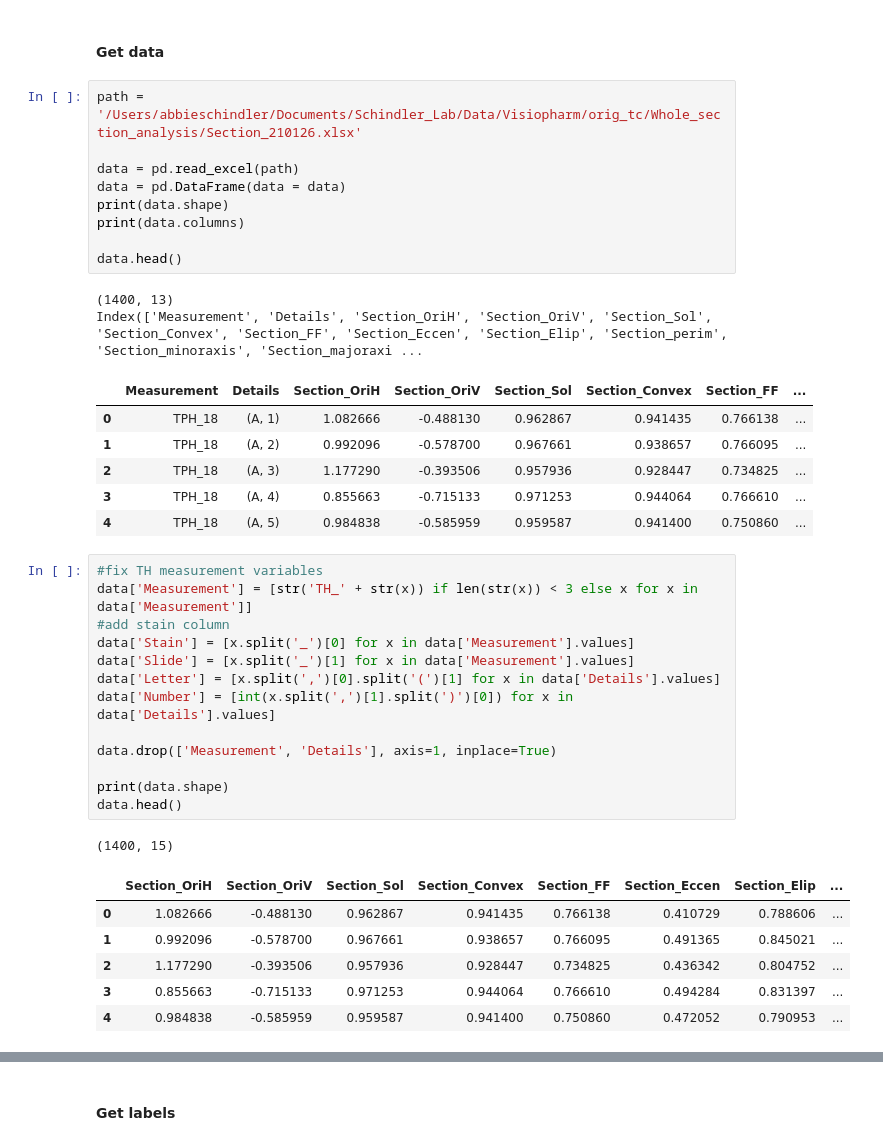
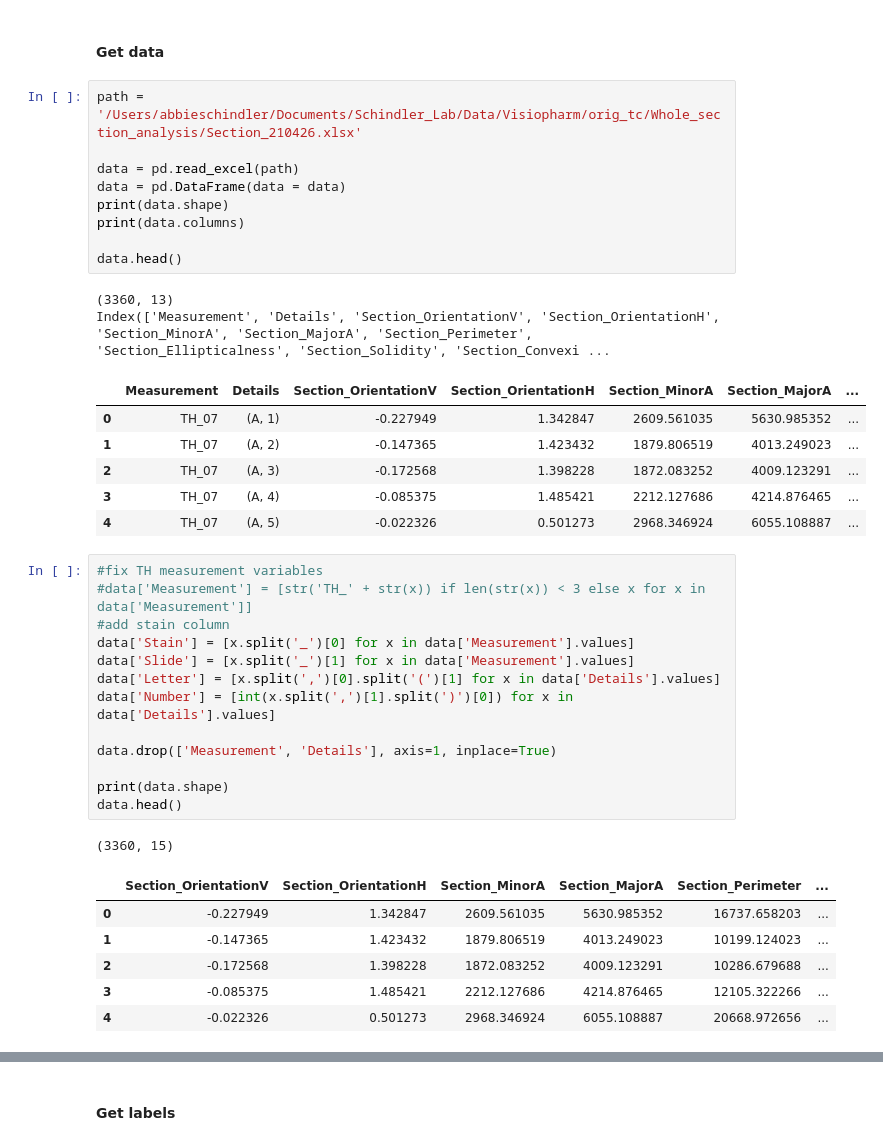
Before and after one commit to grace3999/Visiopharm, a Jupyter notebook: Visiopharm_predict_slidenum.ipynb, the cells around one changed output, grey strips where cells are left out. Saved outputs shown, nothing was run; the diff lists cells and outputs as text.

```diff
--- a/Visiopharm_predict_slidenum.ipynb
+++ b/Visiopharm_predict_slidenum.ipynb
@@ -51,26 +51,26 @@ np.set_printoptions(suppress=True)
 # %% [markdown]
 #### Get data
 # %%
-path = '/Users/abbieschindler/Documents/Schindler_Lab/Data/Visiopharm/orig_tc/Whole_section_analysis/Section_210126.xlsx'
+path = '/Users/abbieschindler/Documents/Schindler_Lab/Data/Visiopharm/orig_tc/Whole_section_analysis/Section_210426.xlsx'
 
 data = pd.read_excel(path)
 data = pd.DataFrame(data = data)
 print(data.shape)
 print(data.columns)
 
 data.head()
 # %% [output]
-(1400, 13)
-Index(['Measurement', 'Details', 'Section_OriH', 'Section_OriV', 'Section_Sol', 'Section_Convex', 'Section_FF', 'Section_Eccen', 'Section_Elip', 'Section_perim', 'Section_minoraxis', 'Section_majoraxi ...
+(3360, 13)
+Index(['Measurement', 'Details', 'Section_OrientationV', 'Section_OrientationH', 'Section_MinorA', 'Section_MajorA', 'Section_Perimeter', 'Section_Ellipticalness', 'Section_Solidity', 'Section_Convexi ...
-|  | Measurement | Details | Section_OriH | Section_OriV | Section_Sol | Section_Convex | Section_FF | ... |
-| 0 | TPH_18 | (A, 1) | 1.082666 | -0.488130 | 0.962867 | 0.941435 | 0.766138 | ... |
-| 1 | TPH_18 | (A, 2) | 0.992096 | -0.578700 | 0.967661 | 0.938657 | 0.766095 | ... |
-| 2 | TPH_18 | (A, 3) | 1.177290 | -0.393506 | 0.957936 | 0.928447 | 0.734825 | ... |
-| 3 | TPH_18 | (A, 4) | 0.855663 | -0.715133 | 0.971253 | 0.944064 | 0.766610 | ... |
-| 4 | TPH_18 | (A, 5) | 0.984838 | -0.585959 | 0.959587 | 0.941400 | 0.750860 | ... |
+|  | Measurement | Details | Section_OrientationV | Section_OrientationH | Section_MinorA | Section_MajorA | ... |
+| 0 | TH_07 | (A, 1) | -0.227949 | 1.342847 | 2609.561035 | 5630.985352 | ... |
+| 1 | TH_07 | (A, 2) | -0.147365 | 1.423432 | 1879.806519 | 4013.249023 | ... |
+| 2 | TH_07 | (A, 3) | -0.172568 | 1.398228 | 1872.083252 | 4009.123291 | ... |
+| 3 | TH_07 | (A, 4) | -0.085375 | 1.485421 | 2212.127686 | 4214.876465 | ... |
+| 4 | TH_07 | (A, 5) | -0.022326 | 0.501273 | 2968.346924 | 6055.108887 | ... |
 # %%
 #fix TH measurement variables
-data['Measurement'] = [str('TH_' + str(x)) if len(str(x)) < 3 else x for x in data['Measurement']]
+#data['Measurement'] = [str('TH_' + str(x)) if len(str(x)) < 3 else x for x in data['Measurement']]
 #add stain column
 data['Stain'] = [x.split('_')[0] for x in data['Measurement'].values]
 data['Slide'] = [x.split('_')[1] for x in data['Measurement'].values]
@@ -82,13 +82,13 @@ data.drop(['Measurement', 'Details'], axis=1, inplace=True)
 print(data.shape)
 data.head()
 # %% [output]
-(1400, 15)
+(3360, 15)
-|  | Section_OriH | Section_OriV | Section_Sol | Section_Convex | Section_FF | Section_Eccen | Section_Elip | ... |
-| 0 | 1.082666 | -0.488130 | 0.962867 | 0.941435 | 0.766138 | 0.410729 | 0.788606 | ... |
-| 1 | 0.992096 | -0.578700 | 0.967661 | 0.938657 | 0.766095 | 0.491365 | 0.845021 | ... |
-| 2 | 1.177290 | -0.393506 | 0.957936 | 0.928447 | 0.734825 | 0.436342 | 0.804752 | ... |
-| 3 | 0.855663 | -0.715133 | 0.971253 | 0.944064 | 0.766610 | 0.494284 | 0.831397 | ... |
-| 4 | 0.984838 | -0.585959 | 0.959587 | 0.941400 | 0.750860 | 0.472052 | 0.790953 | ... |
+|  | Section_OrientationV | Section_OrientationH | Section_MinorA | Section_MajorA | Section_Perimeter | ... |
+| 0 | -0.227949 | 1.342847 | 2609.561035 | 5630.985352 | 16737.658203 | ... |
+| 1 | -0.147365 | 1.423432 | 1879.806519 | 4013.249023 | 10199.124023 | ... |
+| 2 | -0.172568 | 1.398228 | 1872.083252 | 4009.123291 | 10286.679688 | ... |
+| 3 | -0.085375 | 1.485421 | 2212.127686 | 4214.876465 | 12105.322266 | ... |
+| 4 | -0.022326 | 0.501273 | 2968.346924 | 6055.108887 | 20668.972656 | ... |
 # %%
 data['Stain'].value_counts()
 # %% [output]
```
Also changed, not shown: parts of 13 cells of this notebook.
